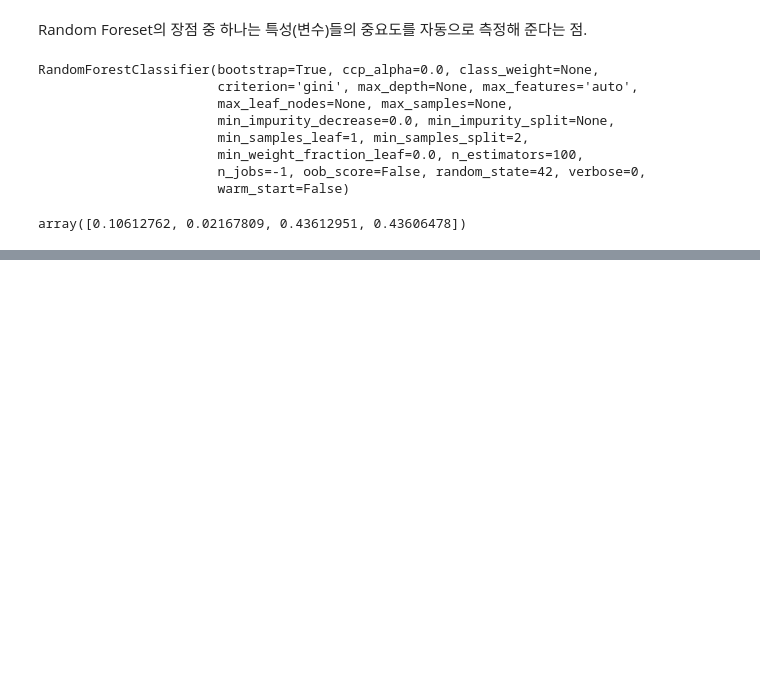
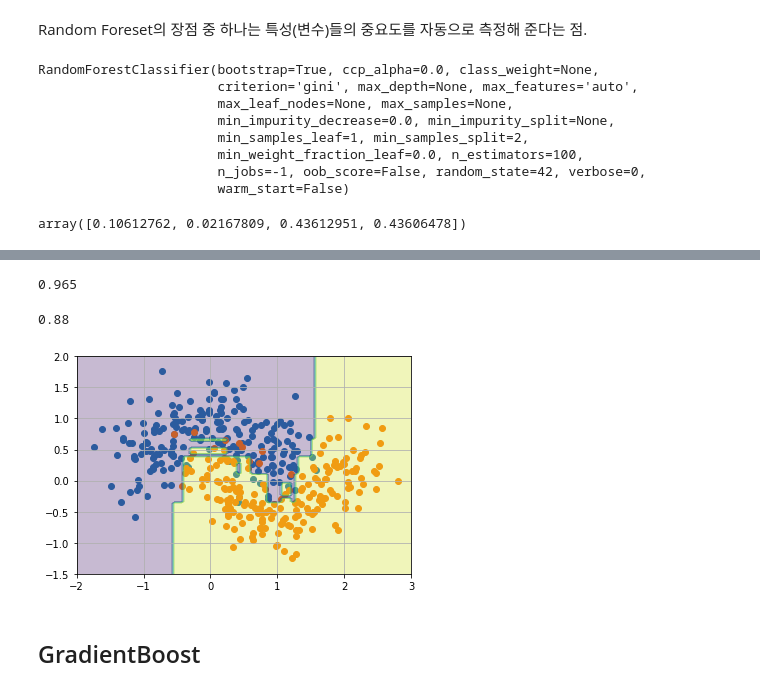
Before and after one commit to JakeOh/202007_itw_bd18, a Jupyter notebook: lab_ml/ml10_ensemble.ipynb, the cells around one changed output, grey strips where cells are left out. Saved outputs shown, nothing was run; the diff lists cells and outputs as text; code cells hidden in the pictures; blank space fills up the shorter version.

```diff
--- a/lab_ml/ml10_ensemble.ipynb
+++ b/lab_ml/ml10_ensemble.ipynb
@@ -215,0 +276,8 @@ array([0.10612762, 0.02167809, 0.43612951, 0.43606478])
+# %%
+ada_clf = AdaBoostClassifier(base_estimator=DecisionTreeClassifier(max_depth=1),
+                             n_estimators=50,      # 예측기의 개수(= 훈련 횟수)
+                             learning_rate=1.0,    # 학습률  (0.1, 0.2, 0.3, 0.5, 1.0)
+                             algorithm='SAMME.R',  # underfit된 샘플들에게 가중치를 주는 알고리즘.
+                             random_state=42)
+# %%
+ada_clf.fit(X_train, y_train)  # 모델 훈련
@@ -215,0 +301,34 @@ array([0.10612762, 0.02167809, 0.43612951, 0.43606478])
+# %%
+# 학습 셋의 예측 결과
+y_train_pred = ada_clf.predict(X_train)
+# 학습 셋 평가
+train_acc = accuracy_score(y_train, y_train_pred)
+train_acc
+# %% [output]
+0.965
+# %%
+# 테스트 셋의 예측 결과
+y_test_pred = ada_clf.predict(X_test)
+# 테스트 셋 평가
+test_acc = accuracy_score(y_test, y_test_pred)
+test_acc
+# %% [output]
+0.88
+# %%
+# 훈련 데이터 시각화
+for cls in np.unique(y_train):
+    plt.scatter(X_train[y_train == cls, 0], X_train[y_train == cls, 1])
+
+# 훈련 셋의 예측 결과(결정 경계면)을 시각화
+x_pts = np.linspace(start=-2, stop=3, num=100)      # (100,)
+y_pts = np.linspace(start=-1.5, stop=2.0, num=100)  # (100,)
+Xs, Ys = np.meshgrid(x_pts, y_pts)                  # (100, 100)
+X_new = np.c_[Xs.ravel(), Ys.ravel()]               # (100*100, 2)
+y_new = ada_clf.predict(X_new).reshape(Xs.shape)    # (100*100,) --reshape--> (100, 100)
+plt.contourf(Xs, Ys, y_new, alpha=0.3)
+
+plt.grid()
+# %% [output]
+[figure, added]
+# %% [markdown]
+## GradientBoost
```
Also changed, not shown: parts of 15 cells of this notebook.
